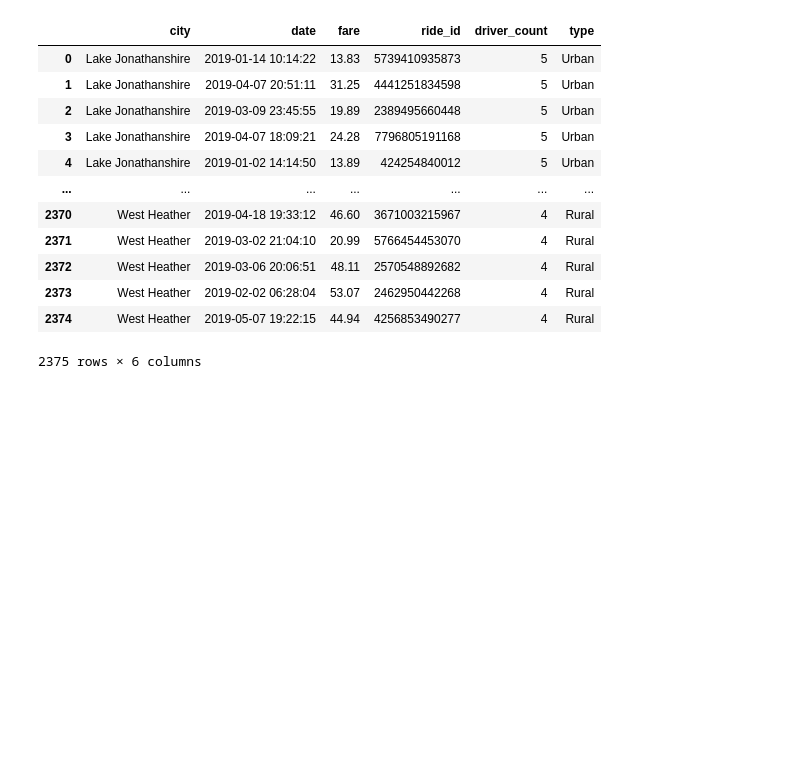
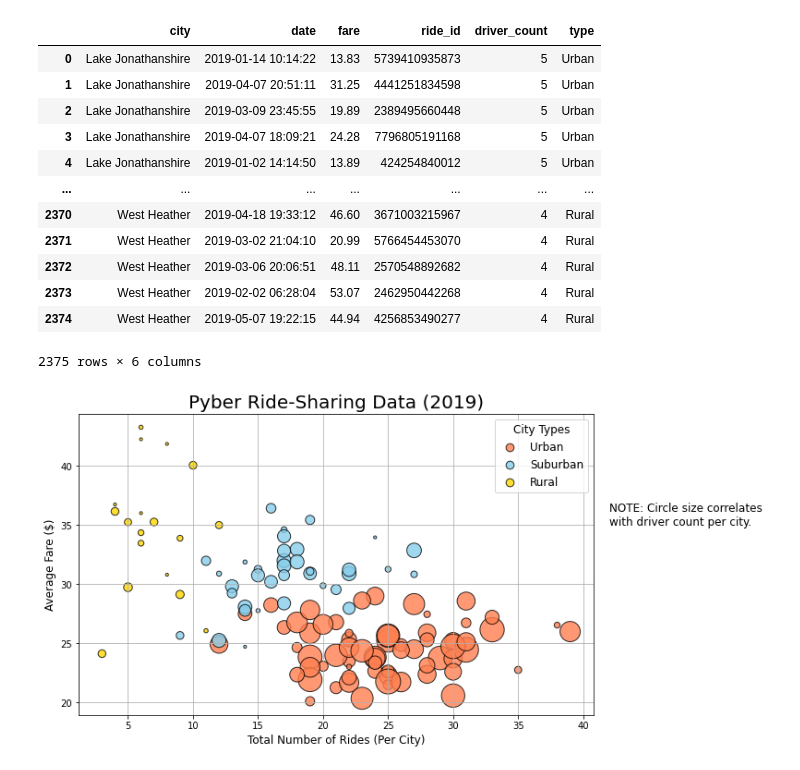
Before and after one commit to JustGitCoding/Rideshare_Analysis, a Jupyter notebook: PyBer_prechallenge.ipynb, the cells around one changed output. Drawn from its saved outputs; the diff is of its cells as text; code cells hidden in the pictures; blank space fills up the shorter version.

Commit message:
bubble plot of rideshare data by city & type

```diff
--- a/PyBer_prechallenge.ipynb
+++ b/PyBer_prechallenge.ipynb
@@ -119,3 +119,64 @@ pyber_data_df
 | 2373 | West Heather | 2019-02-02 06:28:04 | 53.07 | 2462950442268 | 4 | Rural |
 | 2374 | West Heather | 2019-05-07 19:22:15 | 44.94 | 4256853490277 | 4 | Rural |
 2375 rows × 6 columns
+# %%
+# Create separate DF for each city type
+urban_cities_df = pyber_data_df[pyber_data_df['type']=='Urban']
+suburban_cities_df = pyber_data_df[pyber_data_df['type']=='Suburban']
+rural_cities_df = pyber_data_df[pyber_data_df['type']=='Rural']
+# %%
+# Count # of rides per city for each DF
+urban_ride_count = urban_cities_df.groupby(['city']).count()['ride_id']
+suburban_ride_count = suburban_cities_df.groupby(['city']).count()['ride_id']
+rural_ride_count = rural_cities_df.groupby(['city']).count()['ride_id']
+# %%
+# Determine average fare per city
+urban_avg_fare = urban_cities_df.groupby(['city']).mean()['fare']
+suburban_avg_fare = suburban_cities_df.groupby(['city']).mean()['fare']
+rural_avg_fare = rural_cities_df.groupby(['city']).mean()['fare']
+# %%
+# Determine average # drivers per city
+urban_driver_count = urban_cities_df.groupby(['city']).mean()['driver_count']
+suburban_driver_count = suburban_cities_df.groupby(['city']).mean()['driver_count']
+rural_driver_count = rural_cities_df.groupby(['city']).mean()['driver_count']
+# %%
+# Build scatter plot for each city type separately
+
+# Set the size of the figure before plotting
+plt.subplots(figsize=(10,6))
+
+# URBAN
+plt.scatter(urban_ride_count, urban_avg_fare, color='coral',
+            s=urban_driver_count*10, linewidths=1, edgecolor = 'k', alpha=0.8, label='Urban')
+
+# SUBURBAN
+plt.scatter(suburban_ride_count, suburban_avg_fare, color='skyblue',
+            s=suburban_driver_count*10, linewidths=1, edgecolor = 'k', alpha=0.8, label='Suburban')
+
+# RURAL
+plt.scatter(rural_ride_count, rural_avg_fare, color='gold',
+            s=rural_driver_count*10, linewidths=1, edgecolor = 'k', alpha=0.8, label='Rural')
+
+# FORMAT CHART + set font size
+plt.title('Pyber Ride-Sharing Data (2019)', fontsize=20)
+plt.xlabel('Total Number of Rides (Per City)', fontsize=12)
+plt.ylabel('Average Fare ($)', fontsize=12)
+plt.grid()
+
+# FORMATTING THE LEGEND
+lgnd = plt.legend(fontsize='12', mode='Expanded', scatterpoints=1,
+                 loc='best', title='City Types')
+lgnd.legendHandles[0]._sizes=[75]
+lgnd.legendHandles[1]._sizes=[75]
+lgnd.legendHandles[2]._sizes=[75]
+lgnd.get_title().set_fontsize(12)
+
+# Add a text note regarding circle size
+plt.text(42,35,'NOTE: Circle size correlates\nwith driver count per city.', fontsize='12')
+
+# SAVE the figure
+plt.savefig('Analysis/Fig1.png', bbox_inches='tight', facecolor='grey', transparent=True)
+
+plt.show()
+# %% [output]
+[figure, added]
```
Also changed, not shown: 1 other file.
